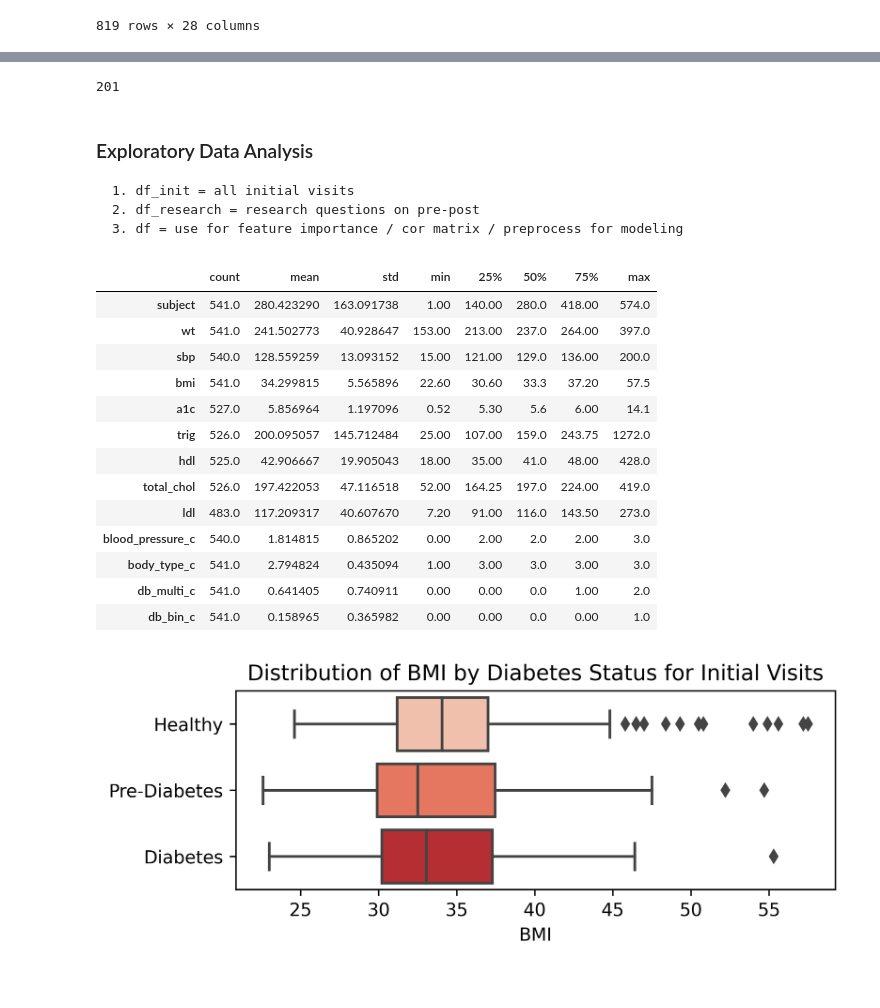
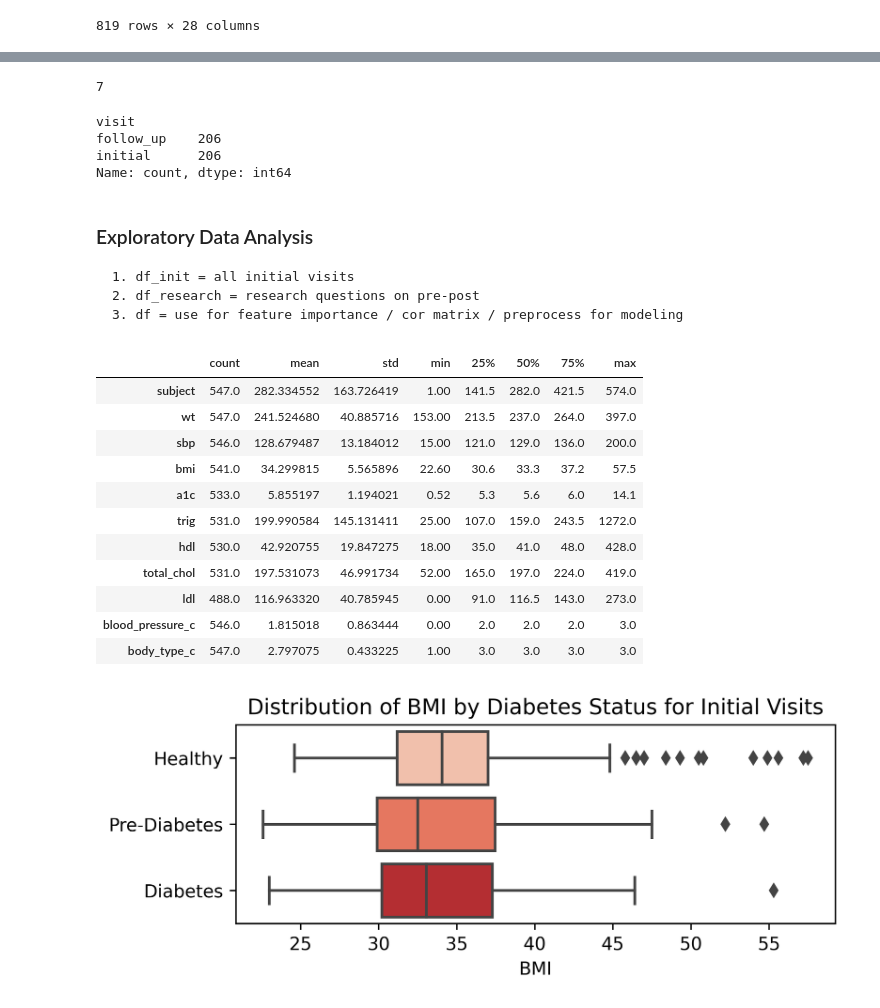
Before and after one commit to benqb007/DB, a Jupyter notebook: DB_Research.ipynb, the cells around one changed output, grey strips where cells are left out. Drawn from its saved outputs; the diff is of its cells as text; code cells hidden in the pictures.

```diff
--- a/DB_Research.ipynb
+++ b/DB_Research.ipynb
@@ -243,3 +252,5 @@ df = df_sorted.groupby('subject', as_index=False).apply(label_visits).reset_inde
+# %%
+df.drop(columns=['age','sex','obese','medications_(gluc,_bp,_lipid,_statin)', 'cgm', 'mh_dx','wo_mh_dx','metf','sglt2i','dpp4','su','ccb','ace/arb','diur','statin'], inplace=True)
 # %%
 # Function to create diabetes status
 def categorize_diabetes_and_clean(df, a1c_column):
@@ -347,6 +358,4 @@ def categorize_bmi_and_clean(df, bmi_column):
     df.drop(columns=['old_bmi', 'previous_bmi'], errors='ignore', inplace=True)
 
 categorize_bmi_and_clean(df, 'bmi')
-# %%
-df.drop(columns=['age','sex','obese','ht_cm', 'wt_kg'], inplace=True)
 # %%
@@ -394,3 +393,8 @@ df.head()
+# %%
+# check how many subjects will be removed due to bmi < 25
+df_init.query('bmi < 25').subject.nunique()
+# %% [output]
+7
 # %%
 # create function for research questions
 
@@ -405,34 +421,33 @@ def create_research_df(data):
 
 # Apply the function to the original data
 df_research = create_research_df(df)
-# %%
-# ensure df_research contains subjects with inital with BMI >= 25
-df_research = df[df['subject'].isin(df_follow['subject'])]
-df_research.subject.nunique()
-# %% [output]
-201
+# %%
+df_research.value_counts('visit')
+# %% [output]
+visit
+follow_up    206
+initial      206
+Name: count, dtype: int64
 # %% [markdown]
 ### Exploratory Data Analysis
     1. df_init = all initial visits
     2. df_research = research questions on pre-post
     3. df = use for feature importance / cor matrix / preprocess for modeling
 # %%
-df_init.drop('date_of_visit', axis=1).describe().T
+df_init.drop(['date_of_visit', 'db_multi_c', 'db_bin_c'], axis=1).describe().T
 # %% [output]
 |  | count | mean | std | min | 25% | 50% | 75% | max |
-| subject | 541.0 | 280.423290 | 163.091738 | 1.00 | 140.00 | 280.0 | 418.00 | 574.0 |
-| wt | 541.0 | 241.502773 | 40.928647 | 153.00 | 213.00 | 237.0 | 264.00 | 397.0 |
-| sbp | 540.0 | 128.559259 | 13.093152 | 15.00 | 121.00 | 129.0 | 136.00 | 200.0 |
-| bmi | 541.0 | 34.299815 | 5.565896 | 22.60 | 30.60 | 33.3 | 37.20 | 57.5 |
-| a1c | 527.0 | 5.856964 | 1.197096 | 0.52 | 5.30 | 5.6 | 6.00 | 14.1 |
-| trig | 526.0 | 200.095057 | 145.712484 | 25.00 | 107.00 | 159.0 | 243.75 | 1272.0 |
-| hdl | 525.0 | 42.906667 | 19.905043 | 18.00 | 35.00 | 41.0 | 48.00 | 428.0 |
-| total_chol | 526.0 | 197.422053 | 47.116518 | 52.00 | 164.25 | 197.0 | 224.00 | 419.0 |
-| ldl | 483.0 | 117.209317 | 40.607670 | 7.20 | 91.00 | 116.0 | 143.50 | 273.0 |
-| blood_pressure_c | 540.0 | 1.814815 | 0.865202 | 0.00 | 2.00 | 2.0 | 2.00 | 3.0 |
-| body_type_c | 541.0 | 2.794824 | 0.435094 | 1.00 | 3.00 | 3.0 | 3.00 | 3.0 |
-| db_multi_c | 541.0 | 0.641405 | 0.740911 | 0.00 | 0.00 | 0.0 | 1.00 | 2.0 |
-| db_bin_c | 541.0 | 0.158965 | 0.365982 | 0.00 | 0.00 | 0.0 | 0.00 | 1.0 |
+| subject | 547.0 | 282.334552 | 163.726419 | 1.00 | 141.5 | 282.0 | 421.5 | 574.0 |
+| wt | 547.0 | 241.524680 | 40.885716 | 153.00 | 213.5 | 237.0 | 264.0 | 397.0 |
+| sbp | 546.0 | 128.679487 | 13.184012 | 15.00 | 121.0 | 129.0 | 136.0 | 200.0 |
+| bmi | 541.0 | 34.299815 | 5.565896 | 22.60 | 30.6 | 33.3 | 37.2 | 57.5 |
+| a1c | 533.0 | 5.855197 | 1.194021 | 0.52 | 5.3 | 5.6 | 6.0 | 14.1 |
+| trig | 531.0 | 199.990584 | 145.131411 | 25.00 | 107.0 | 159.0 | 243.5 | 1272.0 |
+| hdl | 530.0 | 42.920755 | 19.847275 | 18.00 | 35.0 | 41.0 | 48.0 | 428.0 |
+| total_chol | 531.0 | 197.531073 | 46.991734 | 52.00 | 165.0 | 197.0 | 224.0 | 419.0 |
+| ldl | 488.0 | 116.963320 | 40.785945 | 0.00 | 91.0 | 116.5 | 143.0 | 273.0 |
+| blood_pressure_c | 546.0 | 1.815018 | 0.863444 | 0.00 | 2.0 | 2.0 | 2.0 | 3.0 |
+| body_type_c | 547.0 | 2.797075 | 0.433225 | 1.00 | 3.0 | 3.0 | 3.0 | 3.0 |
 # %%
 # Create the horizontal box plot using seaborn
 plt.figure(figsize=(6, 2), dpi=600)
```
Also changed, not shown: parts of 36 cells of this notebook, 4 other files.
